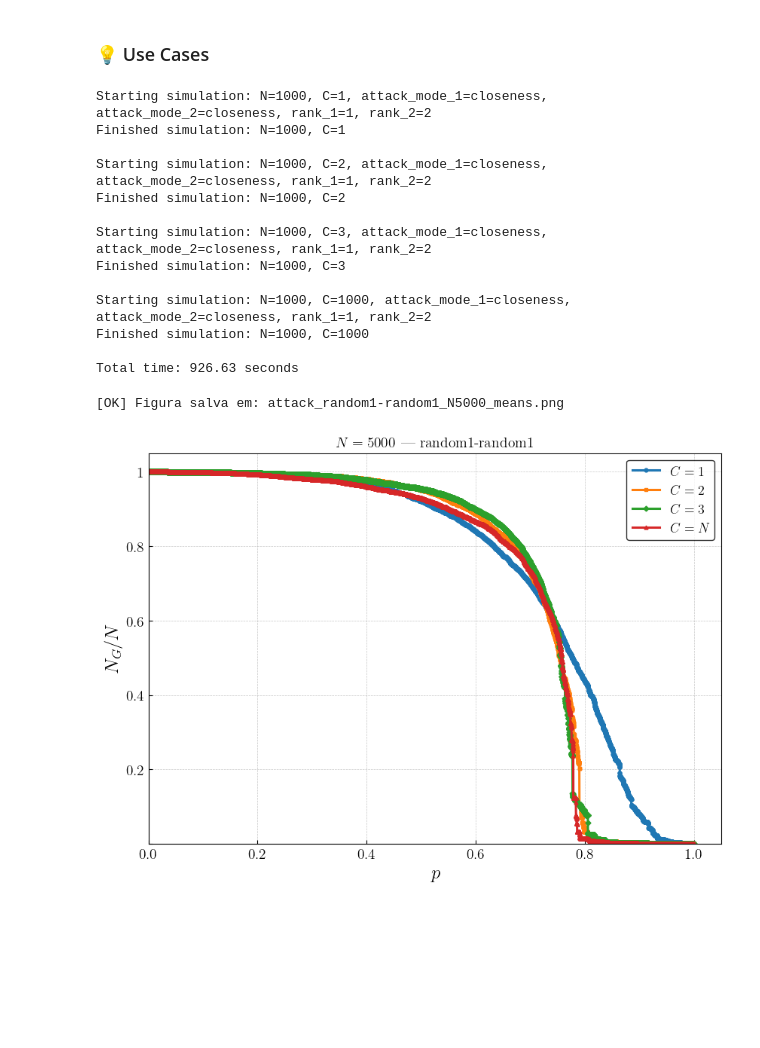
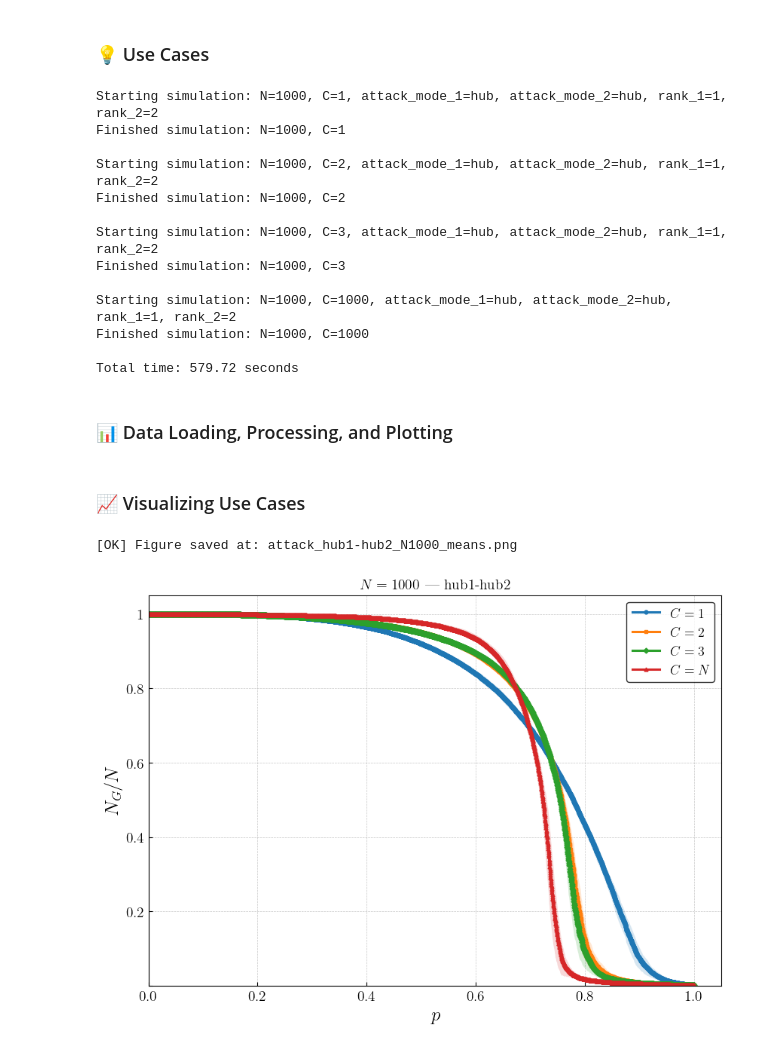
Before and after one commit to VictorFrancheto/shortest-path-percolation-implementation, a Jupyter notebook: spp-general/spp-general-network/spp-general.ipynb, the cells around one changed output. Cells and saved outputs as stored; diff of their text form; code cells hidden in the pictures; blank space fills up the shorter version.

```diff
--- a/spp-general/spp-general-network/spp-general.ipynb
+++ b/spp-general/spp-general-network/spp-general.ipynb
@@ -1309,21 +1315,23 @@ def main(N_values=[300, 500, 600, 1000],
 # %% [markdown]
 ### 💡 Use Cases
 # %%
-main(input_txt="./network-save/ba_N1000_m3.txt", num_iter=1,
-     attack_mode_1="closeness", attack_mode_2="closeness",
+main(input_txt="./network-save/ba_N1000_m3.txt", num_iter=100,
+     attack_mode_1="hub", attack_mode_2="hub",
      rank_1=1, rank_2=2)
 # %% [output]
-Starting simulation: N=1000, C=1, attack_mode_1=closeness, attack_mode_2=closeness, rank_1=1, rank_2=2
+Starting simulation: N=1000, C=1, attack_mode_1=hub, attack_mode_2=hub, rank_1=1, rank_2=2
 Finished simulation: N=1000, C=1
 
-Starting simulation: N=1000, C=2, attack_mode_1=closeness, attack_mode_2=closeness, rank_1=1, rank_2=2
+Starting simulation: N=1000, C=2, attack_mode_1=hub, attack_mode_2=hub, rank_1=1, rank_2=2
 Finished simulation: N=1000, C=2
 
-Starting simulation: N=1000, C=3, attack_mode_1=closeness, attack_mode_2=closeness, rank_1=1, rank_2=2
+Starting simulation: N=1000, C=3, attack_mode_1=hub, attack_mode_2=hub, rank_1=1, rank_2=2
 Finished simulation: N=1000, C=3
 
-Starting simulation: N=1000, C=1000, attack_mode_1=closeness, attack_mode_2=closeness, rank_1=1, rank_2=2
+Starting simulation: N=1000, C=1000, attack_mode_1=hub, attack_mode_2=hub, rank_1=1, rank_2=2
 Finished simulation: N=1000, C=1000
 
-Total time: 926.63 seconds
+Total time: 579.72 seconds
+# %% [markdown]
+### 📊 Data Loading, Processing, and Plotting
 # %%
@@ -1460,6 +1506,8 @@ def plot_m1_single_N_all_C_means(N, attack_mode="hub1-hub1", prefer_tex=True, fi
     plt.show()
+# %% [markdown]
+### 📈 Visualizing Use Cases
 # %%
-plot_m1_single_N_all_C_means(N=5000, attack_mode="random1-random1", prefer_tex=True, fill_std=True)
+plot_m1_single_N_all_C_means(N=1000, attack_mode="hub1-hub2", prefer_tex=True, fill_std=True)
 # %% [output]
-[OK] Figura salva em: attack_random1-random1_N5000_means.png
+[OK] Figure saved at: attack_hub1-hub2_N1000_means.png
-[figure, old version]
+[figure, new version]
```
Also changed, not shown: parts of 7 cells of this notebook, 2 other files.
